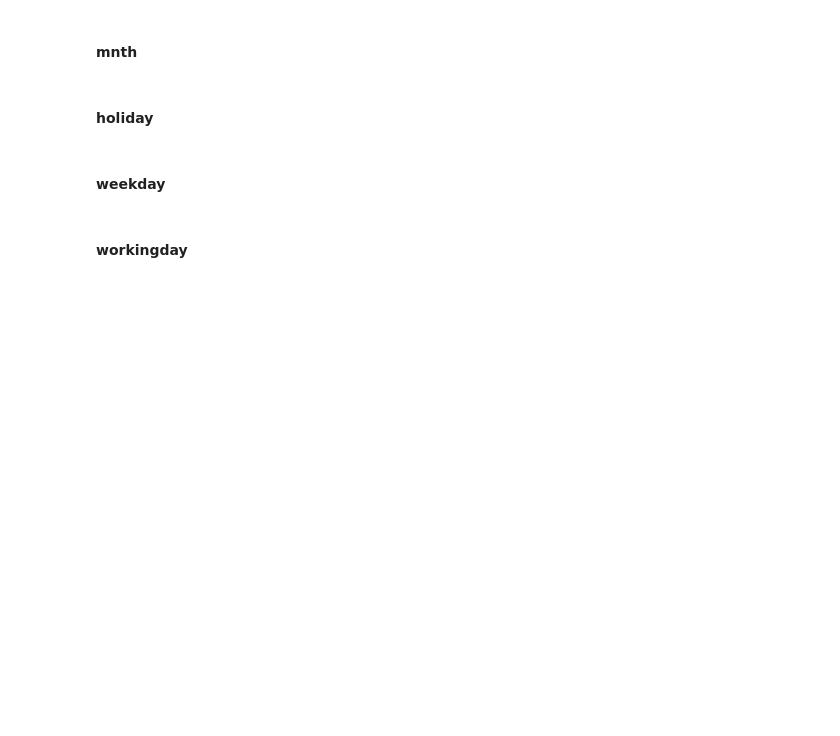
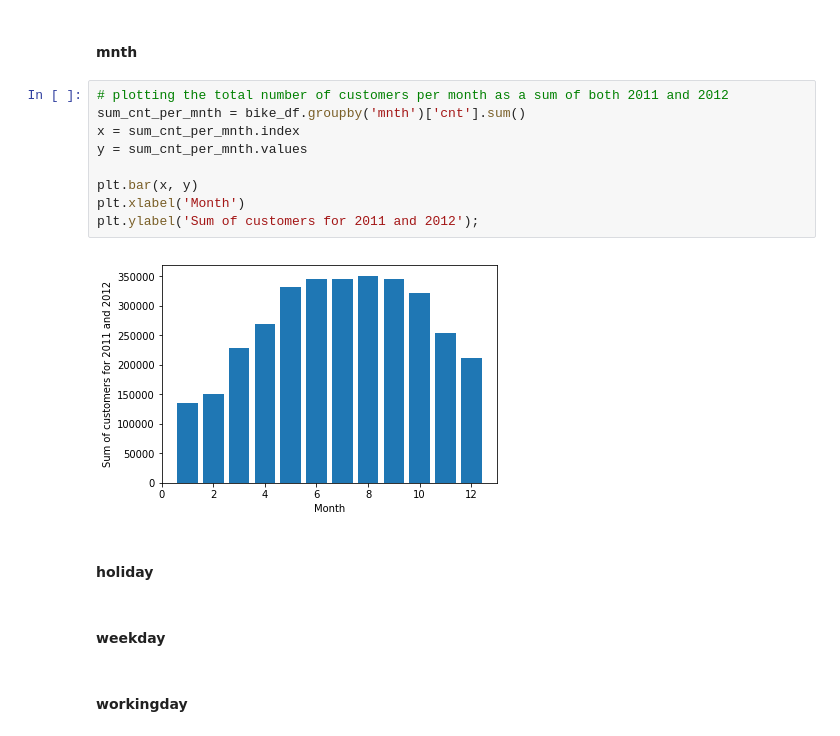
Before and after one commit to julianikulski/bike-sharing, a Jupyter notebook: bike-sharing-demand.ipynb, the cells around one changed output. Saved outputs shown, nothing was run; the diff lists cells and outputs as text; blank space fills up the shorter version.

```diff
--- a/bike-sharing-demand.ipynb
+++ b/bike-sharing-demand.ipynb
@@ -279,5 +305,16 @@ plt.show()
 # %% [markdown]
 #### mnth
+# %%
+# plotting the total number of customers per month as a sum of both 2011 and 2012
+sum_cnt_per_mnth = bike_df.groupby('mnth')['cnt'].sum()
+x = sum_cnt_per_mnth.index
+y = sum_cnt_per_mnth.values
+
+plt.bar(x, y)
+plt.xlabel('Month')
+plt.ylabel('Sum of customers for 2011 and 2012');
+# %% [output]
+[figure, added]
 # %% [markdown]
 #### holiday
 # %% [markdown]
```
Also changed, not shown: parts of 4 cells of this notebook.
